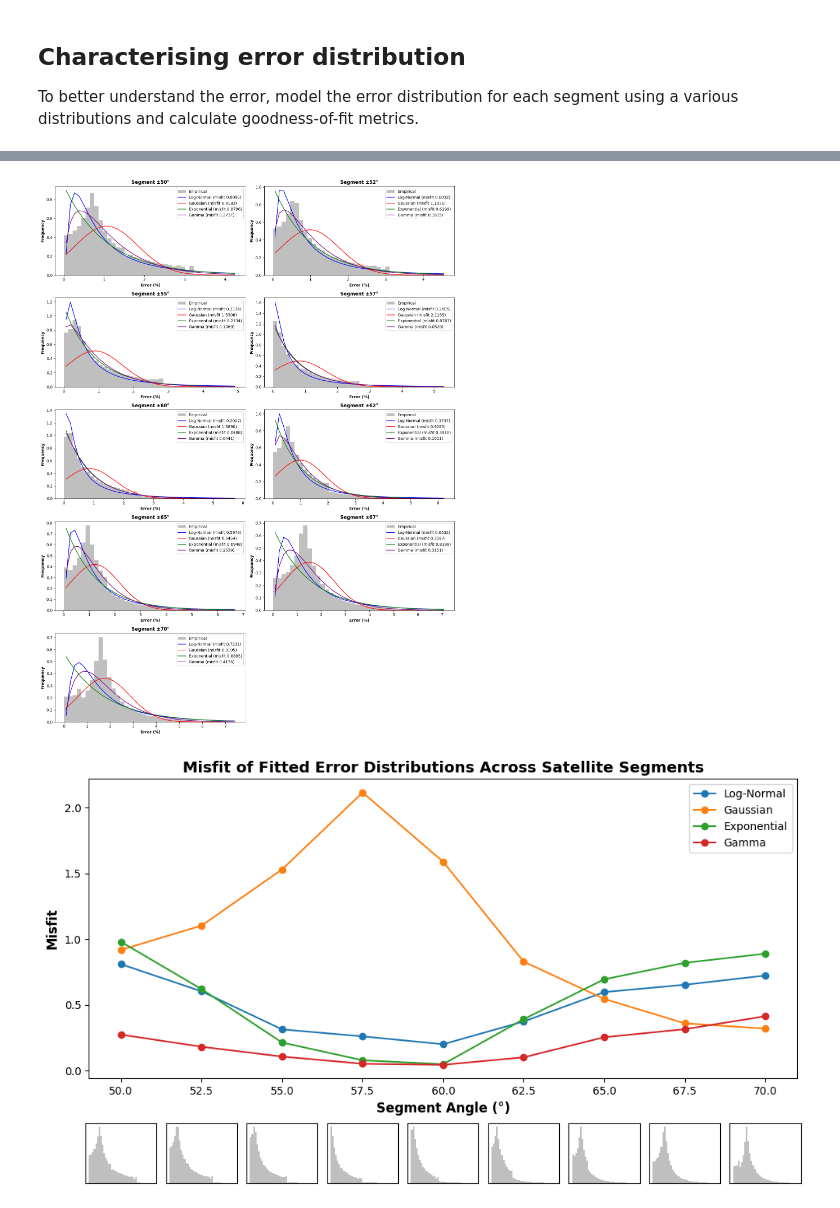
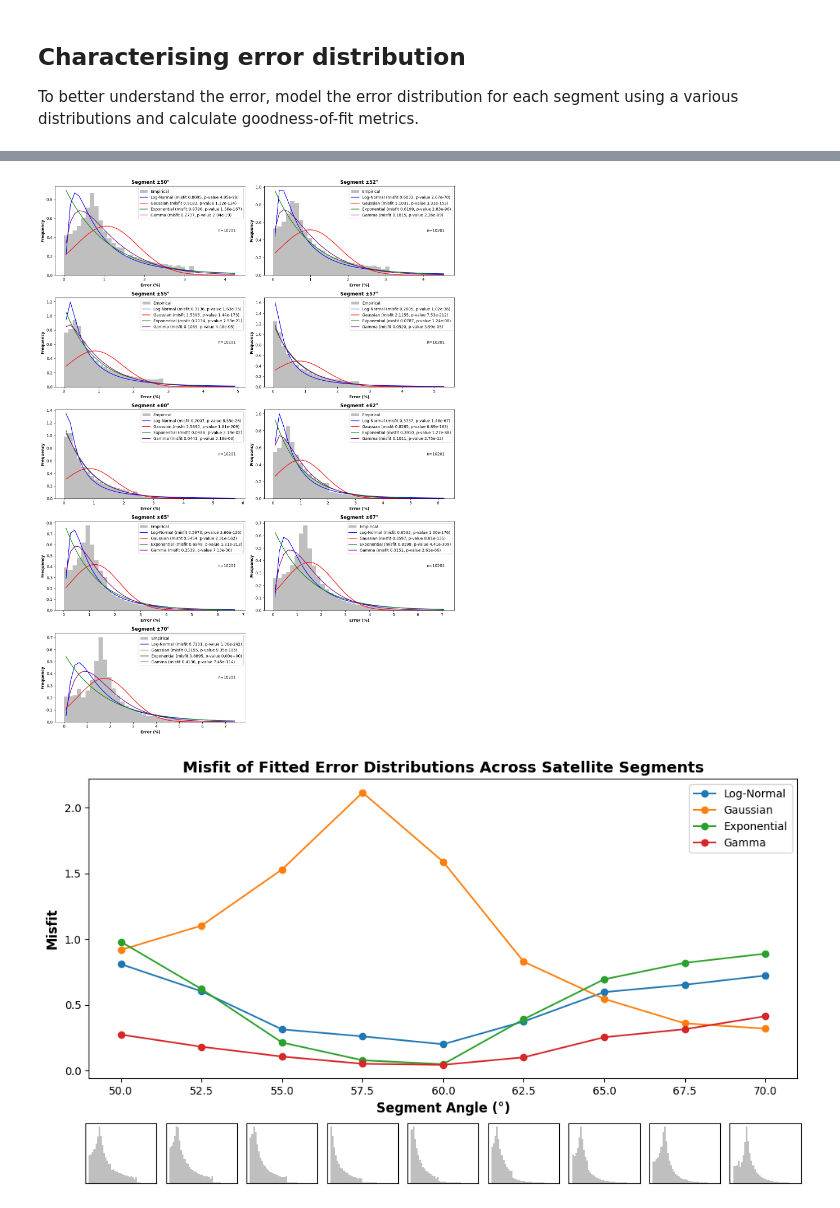
Before and after one commit to 0thomasholland/Part_III_Project, a Jupyter notebook: work/traditional_methods/ternary50-70.ipynb, the cells around one changed output, grey strips where cells are left out. Saved outputs shown, nothing was run; the diff lists cells and outputs as text; code cells hidden in the pictures.

Commit message:
added p value plots

```diff
--- a/work/traditional_methods/ternary50-70.ipynb
+++ b/work/traditional_methods/ternary50-70.ipynb
@@ -522,6 +522,10 @@ misfit_log_normal = []
 misfit_gaussian = []
 misfit_exponential = []
 misfit_gamma = []
+p_values_log_normal = []
+p_values_gaussian = []
+p_values_exponential = []
+p_values_gamma = []
 
 for segment in np.unique(error_output["segment"]):
     segment_data = error_output[error_output["segment"] == segment]
@@ -587,12 +591,30 @@ for segment in np.unique(error_output["segment"]):
     misfit_es = np.sum((counts - pdf_exponential) ** 2)
     misfit_gm = np.sum((counts - pdf_gamma) ** 2)
 
+    # p values for each fit
+    _, p_ln = stats.kstest(segment_data["error"], "lognorm", args=(shape, loc, scale))
+    _, p_gs = stats.kstest(segment_data["error"], "norm", args=(mean, std))
+    _, p_es = stats.kstest(segment_data["error"], "expon", args=(0, scale_expon))
+    _, p_gm = stats.kstest(segment_data["error"], "gamma", args=(a, loc_gm, scale_gm))
+
+    print(p_gm)
+
     misfit_log_normal.append(misfit_ln)
     misfit_gaussian.append(misfit_gs)
     misfit_exponential.append(misfit_es)
     misfit_gamma.append(misfit_gm)
 
+    p_values_gaussian.append(p_gs)
+    p_values_exponential.append(p_es)
+    p_values_gamma.append(p_gm)
+    p_values_log_normal.append(p_ln)
+
+
 log_normal_error_distribution["misfit"] = misfit_log_normal
 gaussian_error_distribution["misfit"] = misfit_gaussian
 exponential_error_distribution["misfit"] = misfit_exponential
 gamma_error_distribution["misfit"] = misfit_gamma
+log_normal_error_distribution["p_value"] = p_values_log_normal
+gaussian_error_distribution["p_value"] = p_values_gaussian
+exponential_error_distribution["p_value"] = p_values_exponential
+gamma_error_distribution["p_value"] = p_values_gamma
@@ -604,6 +639,19 @@ ncols = 2
 
 for idx, segment in enumerate(np.unique(error_output["segment"])):
     ax = fig.add_subplot(nrows, ncols, idx + 1)
+
+    # plot in middle right of plot the number of samples used for the histogram
+    num_samples = len(error_output[error_output["segment"] == segment])
+    ax.text(
+        0.95,
+        0.5,
+        f"n={num_samples}",
+        transform=ax.transAxes,
+        fontsize=10,
+        ha="right",
+        va="center",
+        # bbox=dict(facecolor="white", alpha=0.8, edgecolor="black"),
+    )
 
     segment_data = error_output[error_output["segment"] == segment]
     counts, bin_edges, _ = ax.hist(
@@ -626,7 +674,8 @@ for idx, segment in enumerate(np.unique(error_output["segment"])):
     ax.plot(
         bin_centers,
         pdf_log_normal,
-        label=f"Log-Normal (misfit {log_normal_error_distribution.loc[segment, 'misfit']:.4f})",
+        # p values as digit rounded with exponential notation
+        label=f"Log-Normal (misfit {log_normal_error_distribution.loc[segment, 'misfit']:.4f}, p-value {log_normal_error_distribution.loc[segment, 'p_value']:.2e})",
         color="blue",
     )
 
@@ -637,41 +686,41 @@ for idx, segment in enumerate(np.unique(error_output["segment"])):
     ax.plot(
         bin_centers,
         pdf_gaussian,
-        label=f"Gaussian (misfit {gaussian_error_distribution.loc[segment, 'misfit']:.4f})",
+        label=f"Gaussian (misfit {gaussian_error_distribution.loc[segment, 'misfit']:.4f}, p-value {gaussian_error_distribution.loc[segment, 'p_value']:.2e})",
         color="red",
     )
 
     # exponential PDF
     scale_expon = exponential_error_distribution.loc[segment, "scale"]
     pdf_exponential = stats.expon.pdf(bin_centers, scale=scale_expon)
     ax.plot(
         bin_centers,
         pdf_exponential,
-        label=f"Exponential (misfit {exponential_error_distribution.loc[segment, 'misfit']:.4f})",
+        label=f"Exponential (misfit {exponential_error_distribution.loc[segment, 'misfit']:.4f}, p-value {exponential_error_distribution.loc[segment, 'p_value']:.2e})",
         color="green",
     )
 
     # gamma PDF
     a = gamma_error_distribution.loc[segment, "a"]
     loc_gm = gamma_error_distribution.loc[segment, "loc"]
     scale_gm = gamma_error_distribution.loc[segment, "scale"]
     pdf_gamma = stats.gamma.pdf(bin_centers, a, loc=loc_gm, scale=scale_gm)
     ax.plot(
         bin_centers,
         pdf_gamma,
-        label=f"Gamma (misfit {gamma_error_distribution.loc[segment, 'misfit']:.4f})",
+        label=f"Gamma (misfit {gamma_error_distribution.loc[segment, 'misfit']:.4f}, p-value {gamma_error_distribution.loc[segment, 'p_value']:.2e})",
         color="purple",
     )
 
     ax.set_xlabel("Error (%)", fontsize=10, fontweight="bold")
     ax.set_ylabel("Frequency", fontsize=10, fontweight="bold")
     ax.set_title(f"Segment ±{int(segment)}°", fontsize=12, fontweight="bold")
     ax.legend()
 
 plt.tight_layout()
 plt.show()
 # %% [output]
-[figure, old version]
+[figure, new version]
 # %%
 # plot the misfit values for each distribution vs segment angle with inset plots showing the histogram of each segment without the fitted distributions (location is below the lower x axis label and at each x value that corresponds to the segment angle)
 fig = plt.figure(figsize=(10, 6))
```
Also changed, not shown: parts of 3 cells of this notebook.
